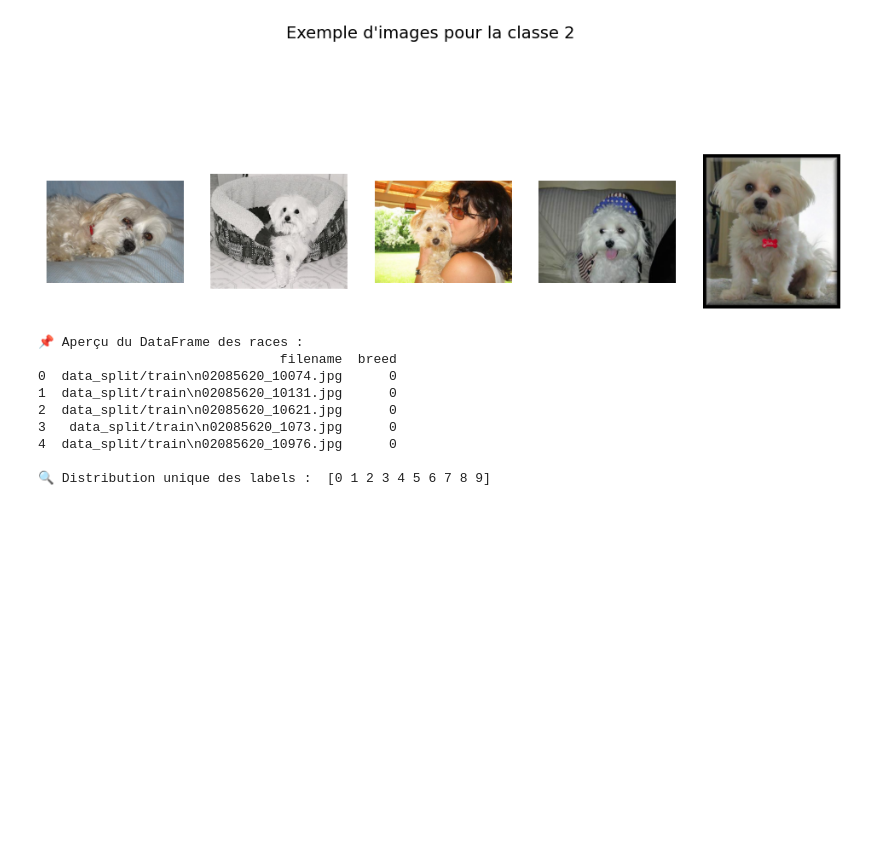
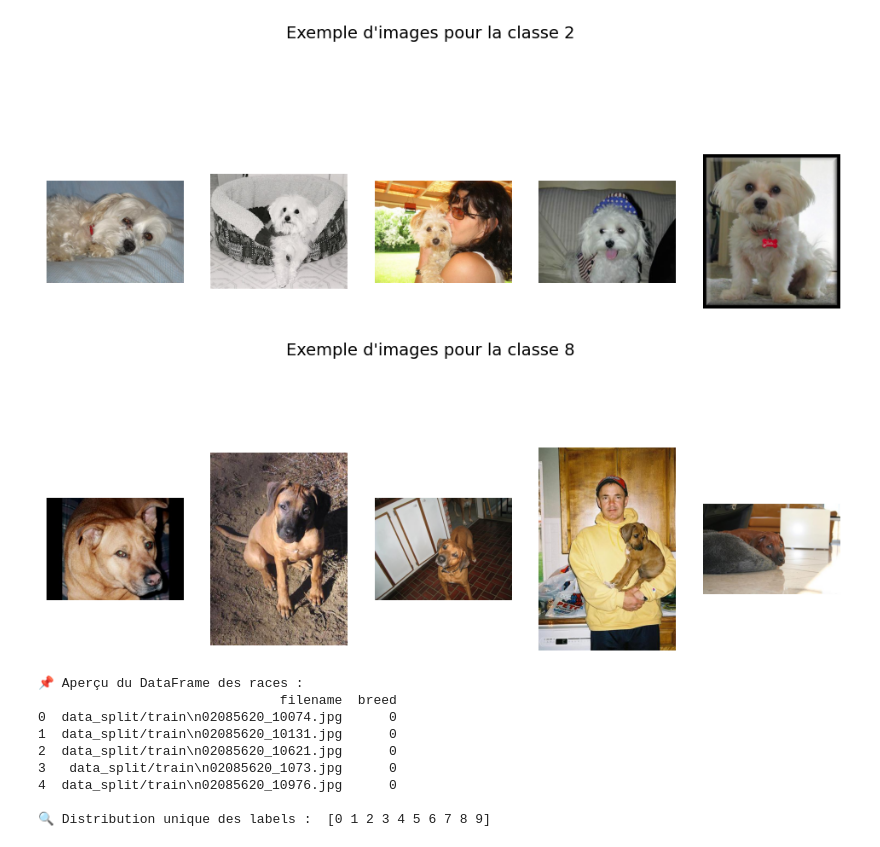
Before and after one commit to MathildeLaurentPauron/P6_OCR, a Jupyter notebook: LAURENTPAURON_Mathilde_1_notebook_prétraitement_022025.ipynb, the cells around one changed output. Saved outputs shown, nothing was run; the diff lists cells and outputs as text; code cells hidden in the pictures; blank space fills up the shorter version.

```diff
--- a/LAURENTPAURON_Mathilde_notebook_prétraitement_022025.ipynb
+++ b/LAURENTPAURON_Mathilde_1_notebook_prétraitement_022025.ipynb
@@ -117,6 +117,10 @@ Passing `palette` without assigning `hue` is deprecated and will be removed in v
   sns.countplot(data=df_train, y="breed", order=df_train["breed"].value_counts().index, palette="coolwarm")
 [figure]
 [figure]
+# %%
+plot_images_by_label(df_train, 8)
+# %% [output]
+[figure, added]
 # %%
 # 📊 Vérification des données avant le plot
 print("📌 Aperçu du DataFrame des races :")
```
Also changed, not shown: 2 other files.
